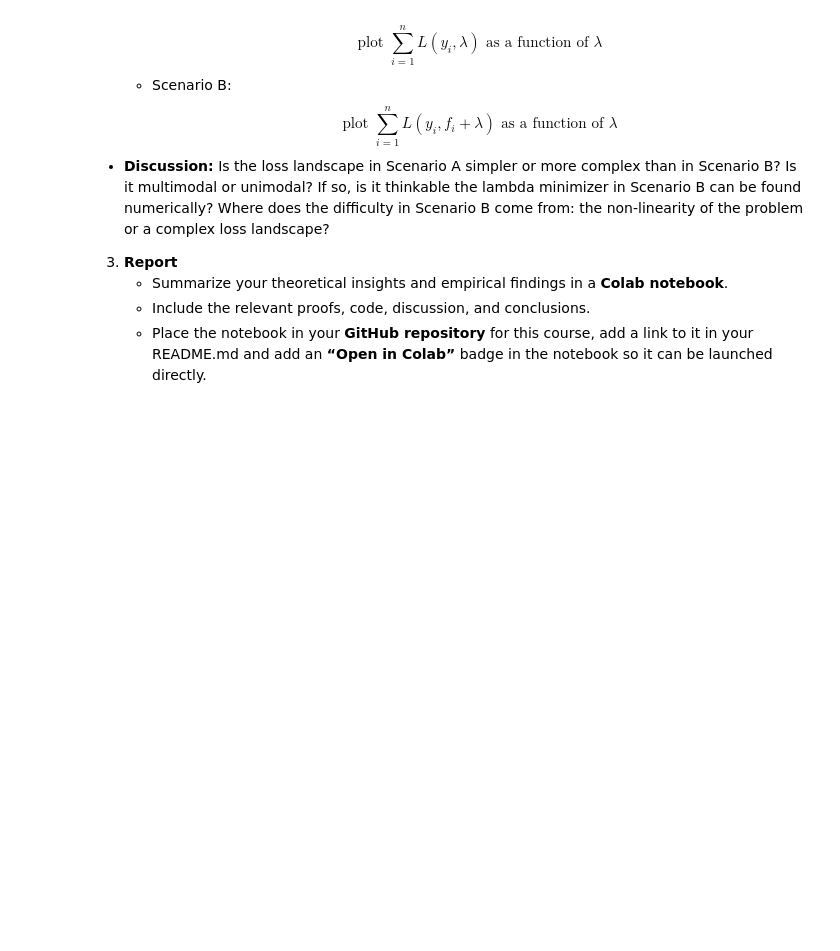
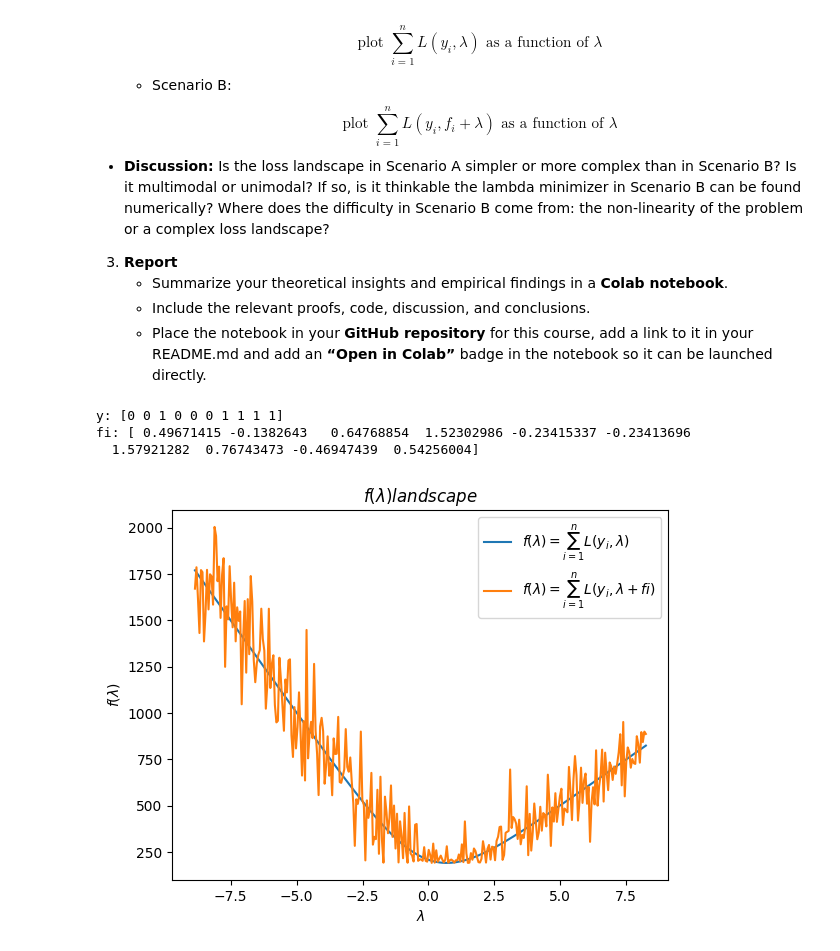
Before and after one commit to Kos261/ML25, a Jupyter notebook: Lab7/HW7.ipynb, the cells around one changed output. Cells and saved outputs as stored; diff of their text form; code cells hidden in the pictures; blank space fills up the shorter version.

Commit message:
Lambda landscape plot

```diff
--- a/Lab7/HW7.ipynb
+++ b/Lab7/HW7.ipynb
@@ -108,9 +108,74 @@ In this assignment you will answer the following questions:
 # %%
 import sklearn
 import numpy as np
-from numpy import sigmoid, log
+import matplotlib.pyplot as plt
 
-#L(y, z) = -y \log(\sigma(z)) - (1 - y) \log(1 - \sigma(z)),
+
+def sigmoid(z):
+    return 1/(1 + np.exp(-z))
+
 def Loss(y,z):
-    loss = -y * log(sigmoid(z)) - (1 - y) * log(1 - sigmoid(z))
+    loss = -y * np.log(sigmoid(z)) - (1 - y) * np.log(1 - sigmoid(z))
     return loss
+
+def f_lambda_A(lbd_vec, y_vec):
+    vals = []
+    for lbd in lbd_vec:
+        single_val = 0
+        for y in y_vec:
+            single_val += Loss(y,lbd)
+        vals.append(single_val)
+    return vals
+
+
+def f_lambda_vectorized(lbd_vec, y_vec):
+    z = lbd_vec[:, np.newaxis]
+    y = y_vec[np.newaxis, :]
+
+    sigmoid = 1/(1+np.exp(-z))
+    sigmoid = np.clip(sigmoid, 1e-10, 1 - 1e-10)
+
+    loss_matrix = -y * np.log(sigmoid) - (1 - y) * np.log(1 - sigmoid)
+    f_lbd_value = np.sum(loss_matrix, axis=1)
+
+    return f_lbd_value
+
+
+# lambda m,n: np.log(m/n)
+
+m = 200
+k = 100
+n = k + m
+
+y = np.array([1] * m + [0] * k)
+np.random.shuffle(y)
+
+np.random.seed(42)
+fi = np.random.normal(loc=0.0, scale=1.0, size=n)
+
+
+print("y:", y[:10])
+print("fi:", fi[:10])
+
+
+lambda_min = -5 - np.max(fi)
+labda_max = 5 - np.min(fi)
+lambdas = np.linspace(lambda_min, labda_max, 300)
+
+funcA_values = f_lambda_vectorized(lambdas, y)
+funcB_values = f_lambda_vectorized(lambdas + fi, y)
+
+
+plt.figure()
+plt.plot(lambdas, funcA_values, lambdas, funcB_values)
+# plt.title('$f(\\lambda) = \\sum_{i=1}^n L(y_i,\\lambda)$')
+plt.title('$f(\\lambda) landscape$')
+plt.legend(['$f(\\lambda) = \\sum_{i=1}^n L(y_i,\\lambda)$','$f(\\lambda) = \\sum_{i=1}^n L(y_i,\\lambda + fi)$'])
+plt.xlabel("$\\lambda$")
+plt.ylabel("$f(\\lambda)$")
+plt.show()
+# %% [output]
+y: [0 0 1 0 0 0 1 1 1 1]
+fi: [ 0.49671415 -0.1382643   0.64768854  1.52302986 -0.23415337 -0.23413696
+  1.57921282  0.76743473 -0.46947439  0.54256004]
+[figure, added]
```
